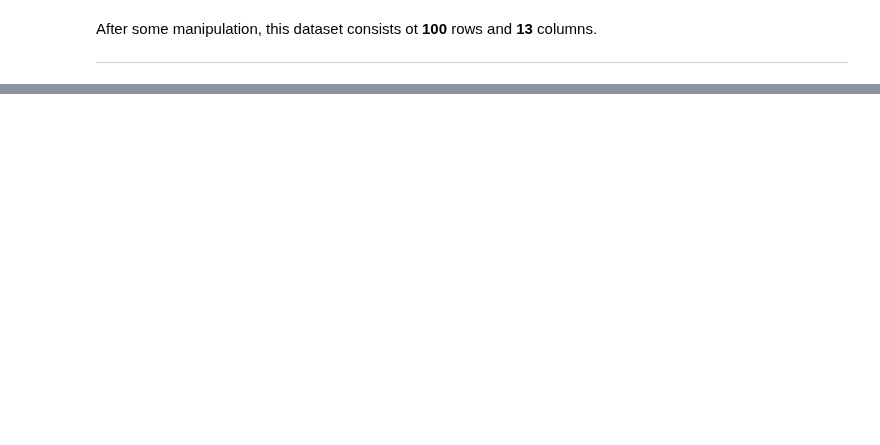
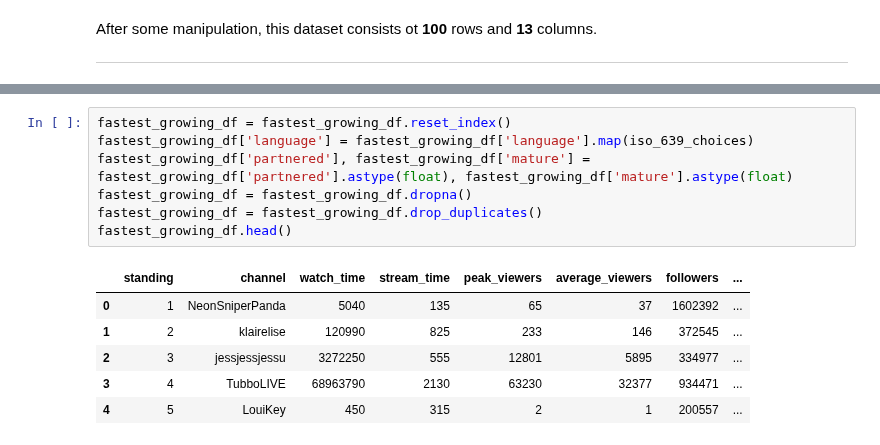
Before and after one commit to michaelbahchevanov/stream-me, a Jupyter notebook: EDA.ipynb, the cells around one changed output, grey strips where cells are left out. Drawn from its saved outputs; the diff is of its cells as text; blank space fills up the shorter version.

```diff
--- a/EDA.ipynb
+++ b/EDA.ipynb
@@ -742,0 +772,14 @@ Now that we have looked into what data we have, we can start filtering it out, c
+# %%
+fastest_growing_df = fastest_growing_df.reset_index()
+fastest_growing_df['language'] = fastest_growing_df['language'].map(iso_639_choices)
+fastest_growing_df['partnered'], fastest_growing_df['mature'] = fastest_growing_df['partnered'].astype(float), fastest_growing_df['mature'].astype(float)
+fastest_growing_df = fastest_growing_df.dropna()
+fastest_growing_df = fastest_growing_df.drop_duplicates()
+fastest_growing_df.head()
+# %% [output]
+|  | standing | channel | watch_time | stream_time | peak_viewers | average_viewers | followers | ... |
+| 0 | 1 | NeonSniperPanda | 5040 | 135 | 65 | 37 | 1602392 | ... |
+| 1 | 2 | klairelise | 120990 | 825 | 233 | 146 | 372545 | ... |
+| 2 | 3 | jessjessjessu | 3272250 | 555 | 12801 | 5895 | 334977 | ... |
+| 3 | 4 | TubboLIVE | 68963790 | 2130 | 63230 | 32377 | 934471 | ... |
+| 4 | 5 | LouiKey | 450 | 315 | 2 | 1 | 200557 | ... |
```
Also changed, not shown: parts of 11 cells of this notebook, 1 other file.
